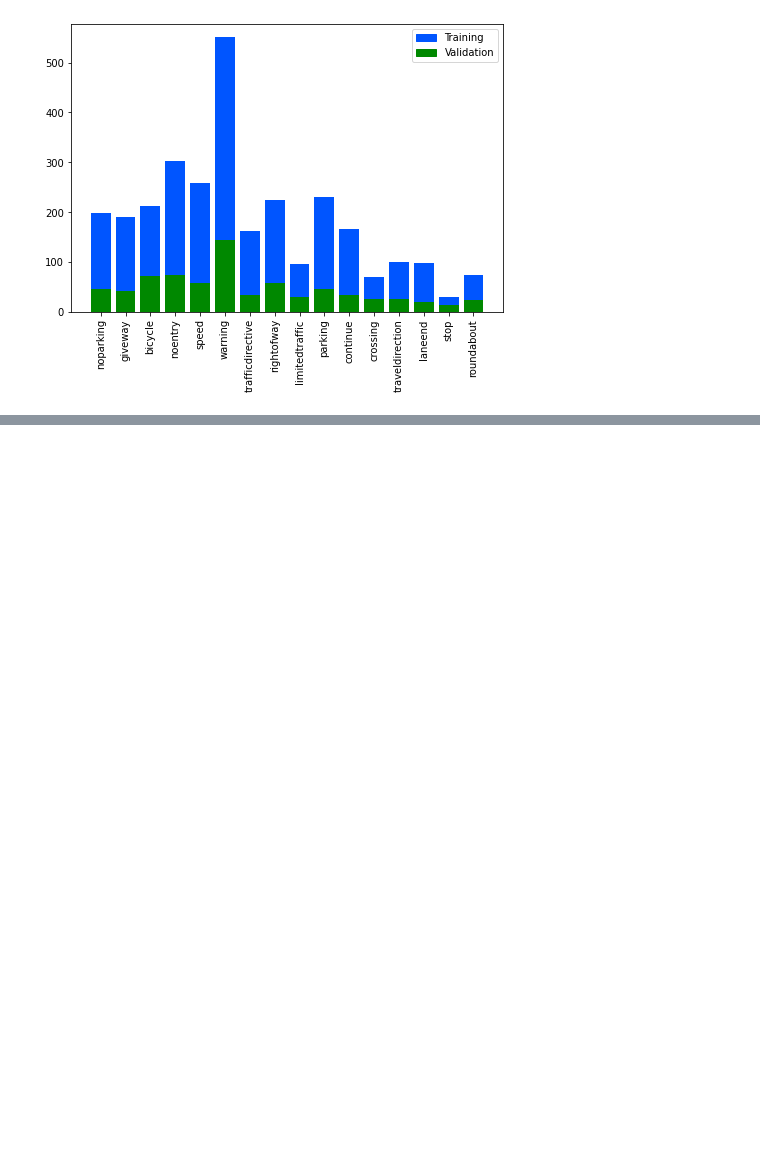
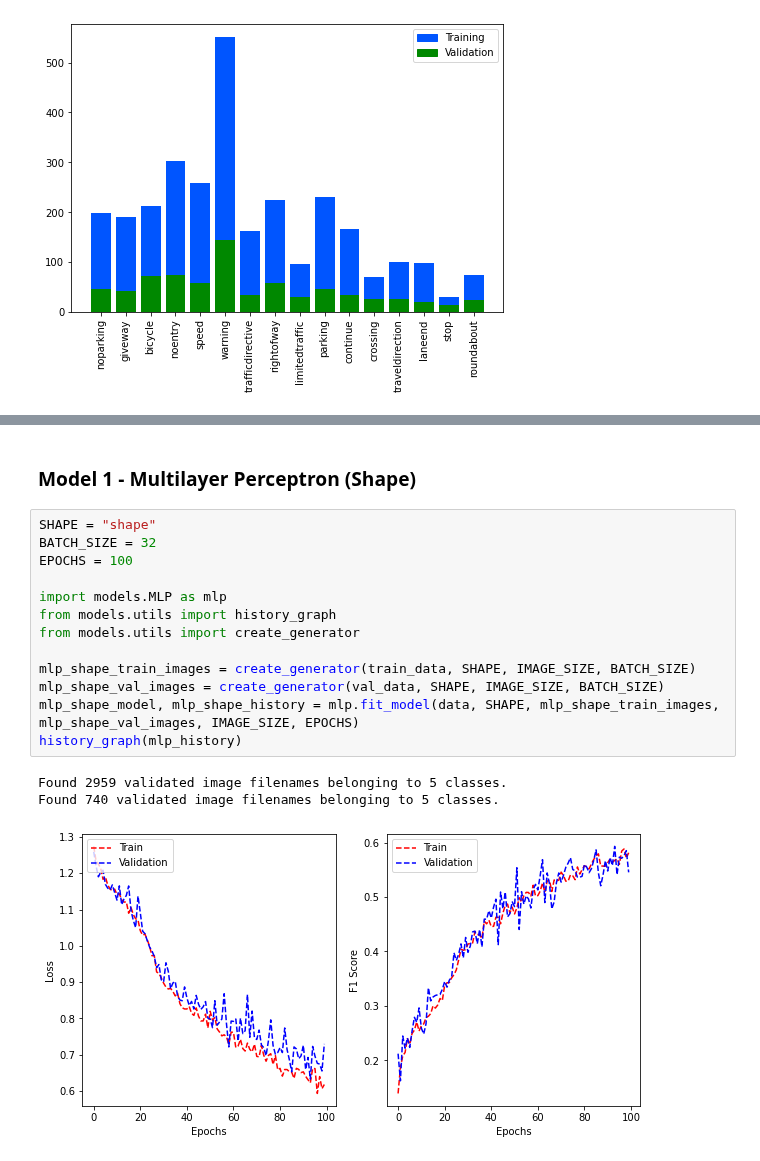
Before and after one commit to Ethan-Rayner/RoadSignClassification, a Jupyter notebook: main.ipynb, the cells around one changed output, grey strips where cells are left out. Saved outputs shown, nothing was run; the diff lists cells and outputs as text; blank space fills up the shorter version.

Commit message:
MLP shape added

```diff
--- a/main.ipynb
+++ b/main.ipynb
@@ -91,0 +87,19 @@ F1 Scores per class: bicycle = 0.3636, continue = 0.8000, crossing = 0.0000, giv
+# %% [markdown]
+### Model 1 - Multilayer Perceptron (Shape)
+# %%
+SHAPE = "shape"
+BATCH_SIZE = 32
+EPOCHS = 100
+
+import models.MLP as mlp
+from models.utils import history_graph
+from models.utils import create_generator
+
+mlp_shape_train_images = create_generator(train_data, SHAPE, IMAGE_SIZE, BATCH_SIZE)
+mlp_shape_val_images = create_generator(val_data, SHAPE, IMAGE_SIZE, BATCH_SIZE)
+mlp_shape_model, mlp_shape_history = mlp.fit_model(data, SHAPE, mlp_shape_train_images, mlp_shape_val_images, IMAGE_SIZE, EPOCHS)
+history_graph(mlp_history)
+# %% [output]
+Found 2959 validated image filenames belonging to 5 classes.
+Found 740 validated image filenames belonging to 5 classes.
+[figure, added]
```
Also changed, not shown: parts of 4 cells of this notebook.
